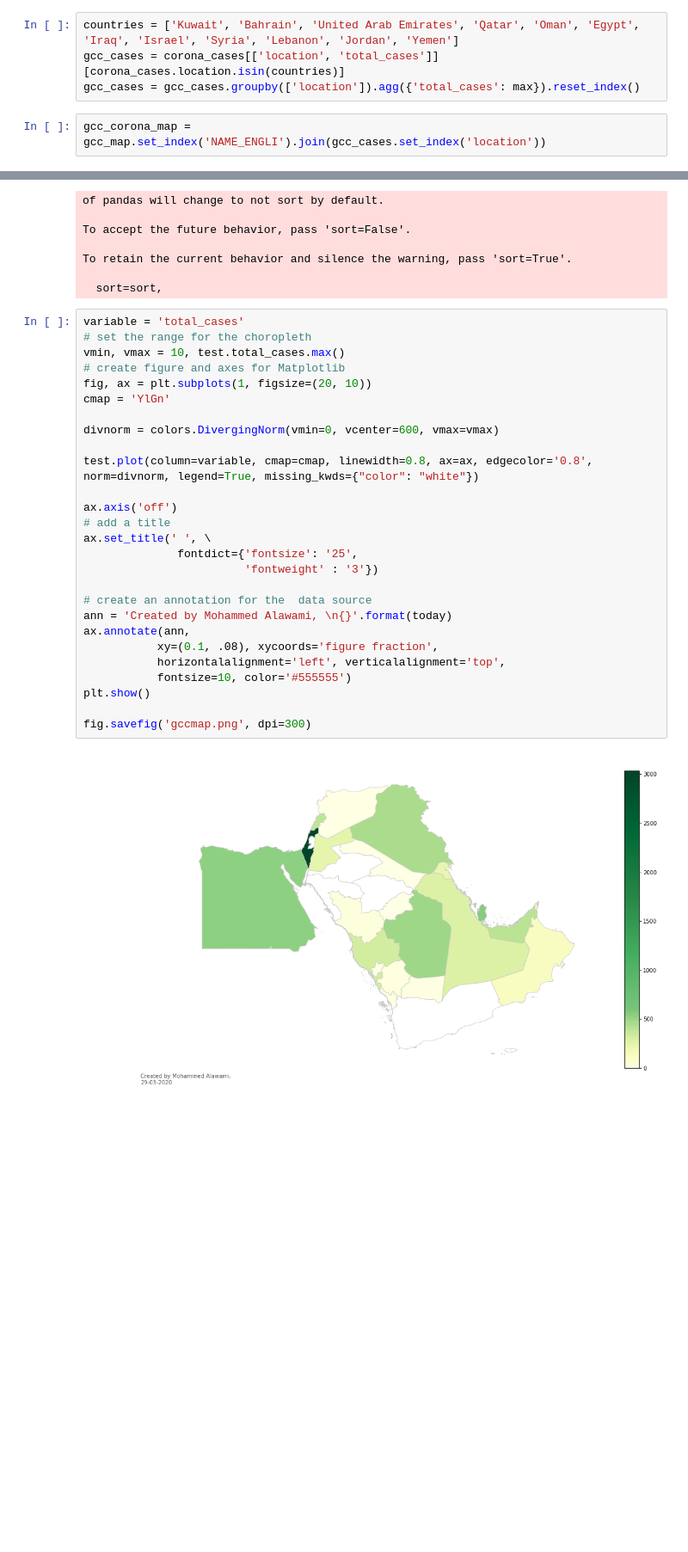
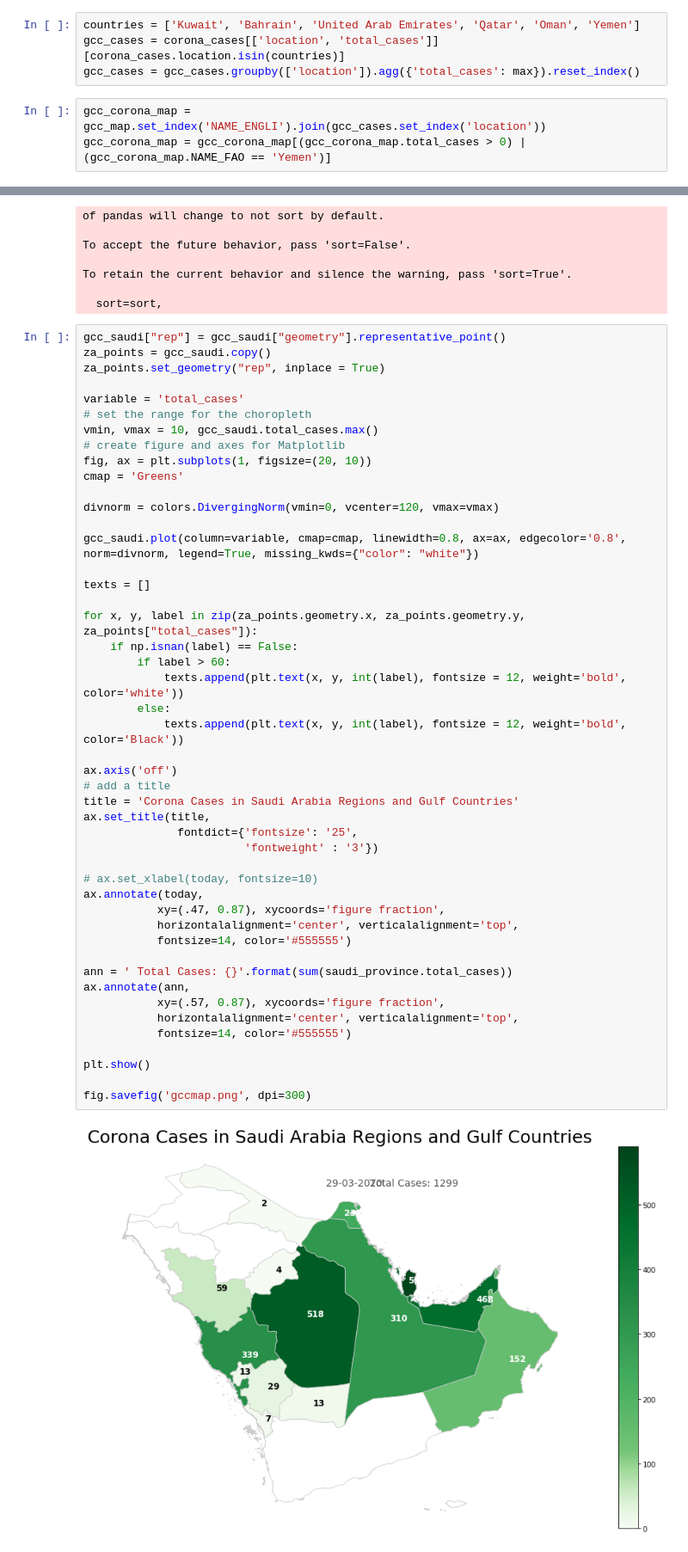
Before and after one commit to MohammedAlawami/corona-data-challenge, a Jupyter notebook: Notebooks/world_map.ipynb, the cells around one changed output, grey strips where cells are left out. Shown: that part at 86% size. Drawn from its saved outputs; the diff is of its cells as text; blank space fills up the shorter version.

```diff
--- a/Notebooks/world_map.ipynb
+++ b/Notebooks/world_map.ipynb
@@ -263,8 +263,9 @@ fig.savefig('saudimap.png', dpi=300)
 # %%
 gcc_map = gpd.read_file('../maps/GCC/mygeodata/GCC_ME_Country-polygon.shp')
 # %%
-countries = ['Kuwait', 'Bahrain', 'United Arab Emirates', 'Qatar', 'Oman', 'Egypt', 'Iraq', 'Israel', 'Syria', 'Lebanon', 'Jordan', 'Yemen']
+countries = ['Kuwait', 'Bahrain', 'United Arab Emirates', 'Qatar', 'Oman', 'Yemen']
 gcc_cases = corona_cases[['location', 'total_cases']][corona_cases.location.isin(countries)]
 gcc_cases = gcc_cases.groupby(['location']).agg({'total_cases': max}).reset_index()
 # %%
 gcc_corona_map = gcc_map.set_index('NAME_ENGLI').join(gcc_cases.set_index('location'))
+gcc_corona_map = gcc_corona_map[(gcc_corona_map.total_cases > 0) | (gcc_corona_map.NAME_FAO == 'Yemen')]
@@ -308,31 +280,51 @@ To retain the current behavior and silence the warning, pass 'sort=True'.
 
   sort=sort,
 # %%
+gcc_saudi["rep"] = gcc_saudi["geometry"].representative_point()
+za_points = gcc_saudi.copy()
+za_points.set_geometry("rep", inplace = True)
+
 variable = 'total_cases'
 # set the range for the choropleth
-vmin, vmax = 10, test.total_cases.max()
+vmin, vmax = 10, gcc_saudi.total_cases.max()
 # create figure and axes for Matplotlib
 fig, ax = plt.subplots(1, figsize=(20, 10))
-cmap = 'YlGn'
+cmap = 'Greens'
 
-divnorm = colors.DivergingNorm(vmin=0, vcenter=600, vmax=vmax)
+divnorm = colors.DivergingNorm(vmin=0, vcenter=120, vmax=vmax)
 
-test.plot(column=variable, cmap=cmap, linewidth=0.8, ax=ax, edgecolor='0.8', norm=divnorm, legend=True, missing_kwds={"color": "white"})
+gcc_saudi.plot(column=variable, cmap=cmap, linewidth=0.8, ax=ax, edgecolor='0.8', norm=divnorm, legend=True, missing_kwds={"color": "white"})
+
+texts = []
+
+for x, y, label in zip(za_points.geometry.x, za_points.geometry.y, za_points["total_cases"]):
+    if np.isnan(label) == False:
+        if label > 60:
+            texts.append(plt.text(x, y, int(label), fontsize = 12, weight='bold', color='white'))
+        else:
+            texts.append(plt.text(x, y, int(label), fontsize = 12, weight='bold', color='Black'))
 
 ax.axis('off')
 # add a title
-ax.set_title(' ', \
+title = 'Corona Cases in Saudi Arabia Regions and Gulf Countries'
+ax.set_title(title,
               fontdict={'fontsize': '25',
                         'fontweight' : '3'})
 
-# create an annotation for the  data source
-ann = 'Created by Mohammed Alawami, \n{}'.format(today)
+# ax.set_xlabel(today, fontsize=10)
+ax.annotate(today,
+           xy=(.47, 0.87), xycoords='figure fraction',
+           horizontalalignment='center', verticalalignment='top',
+           fontsize=14, color='#555555')
+
+ann = ' Total Cases: {}'.format(sum(saudi_province.total_cases))
 ax.annotate(ann,
-           xy=(0.1, .08), xycoords='figure fraction',
-           horizontalalignment='left', verticalalignment='top',
-           fontsize=10, color='#555555')
+           xy=(.57, 0.87), xycoords='figure fraction',
+           horizontalalignment='center', verticalalignment='top',
+           fontsize=14, color='#555555')
+
 plt.show()
 
 fig.savefig('gccmap.png', dpi=300)
 # %% [output]
-[figure, old version]
+[figure, new version]
```
Also changed, not shown: parts of 2 cells of this notebook, 2 other files.
